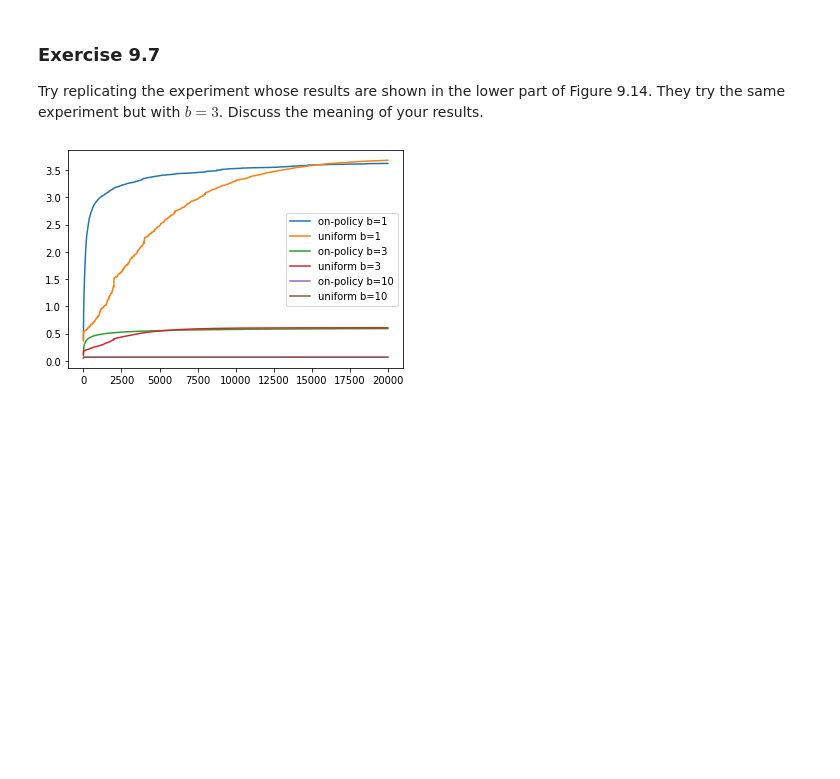
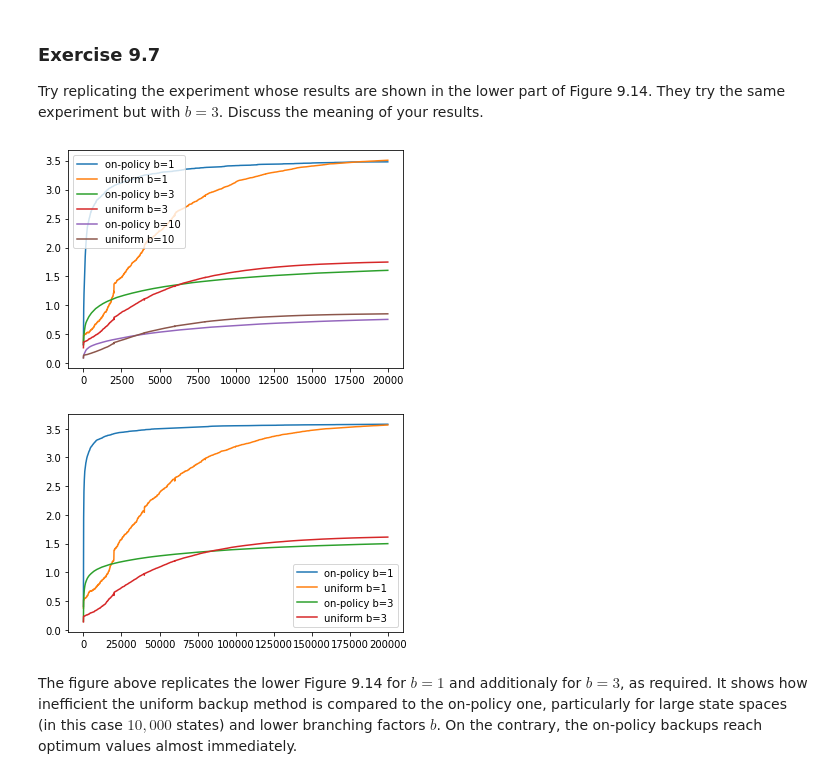
Before and after one commit to pacalab/rl_sutton_barto, a Jupyter notebook: Chapter_9/Chapter_9.ipynb, the cells around one changed output. Saved outputs shown, nothing was run; the diff lists cells and outputs as text; code cells hidden in the pictures; blank space fills up the shorter version.

```diff
--- a/Chapter_9/Chapter_9.ipynb
+++ b/Chapter_9/Chapter_9.ipynb
@@ -436,7 +442,7 @@ class Task:
                 self.R[s][a] = dict()
                 for _ in range(b):
                     next_s = random.randint(0, states-1)
-                    self.P[s][a][next_s] = 1. / b - 0.1
+                    self.P[s][a][next_s] = (1. - 0.1) / b
                     self.R[s][a][next_s] = random.gauss(mu=0., sigma=1.)
                 self.P[s][a][self.terminal] = 0.1
                 self.R[s][a][self.terminal] = random.gauss(mu=0., sigma=1.)
@@ -552,4 +558,36 @@ for b in [1, 3, 10]:
 plt.legend()
 plt.show()
 # %% [output]
-[figure, old version]
+[figure, new version]
+# %%
+states = 10_000
+experiments = 200
+max_backups = 200_000
+eval_every = 50
+
+for b in [1, 3]:
+    V_on_policy = np.zeros(int(max_backups / eval_every))
+    V_uniform = np.zeros(int(max_backups / eval_every))
+    for experiment in range(experiments):
+        task = Task(states=states, b=b)
+        # s0 = random.randint(0, states-1)
+
+        # on-policy planning
+        agent = Agent(task=task)
+        V_on_policy += np.array(agent.on_policy_trajectories(s0=0, max_backups=max_backups, eval_every=eval_every))
+
+        # uniform sweeps
+        agent = Agent(task=task)
+        V_uniform += np.array(agent.uniform_sweeps(s0=0, max_backups=max_backups, eval_every=eval_every))
+
+    V_on_policy /= experiments
+    V_uniform /= experiments
+    plt.plot(range(0, max_backups, eval_every), V_on_policy, label=f'on-policy b={b}')
+    plt.plot(range(0, max_backups, eval_every), V_uniform, label=f'uniform b={b}')
+
+plt.legend()
+plt.show()
+# %% [output]
+[figure, added]
+# %% [markdown]
+The figure above replicates the lower Figure 9.14 for $b=1$ and additionaly for $b=3$, as required. It shows how inefficient the uniform backup method is compared to the on-policy one, particularly for large state spaces (in this case $10,000$ states) and lower branching factors $b$. On the contrary, the on-policy backups reach optimum values almost immediately.
```
Also changed, not shown: parts of 4 cells of this notebook.
